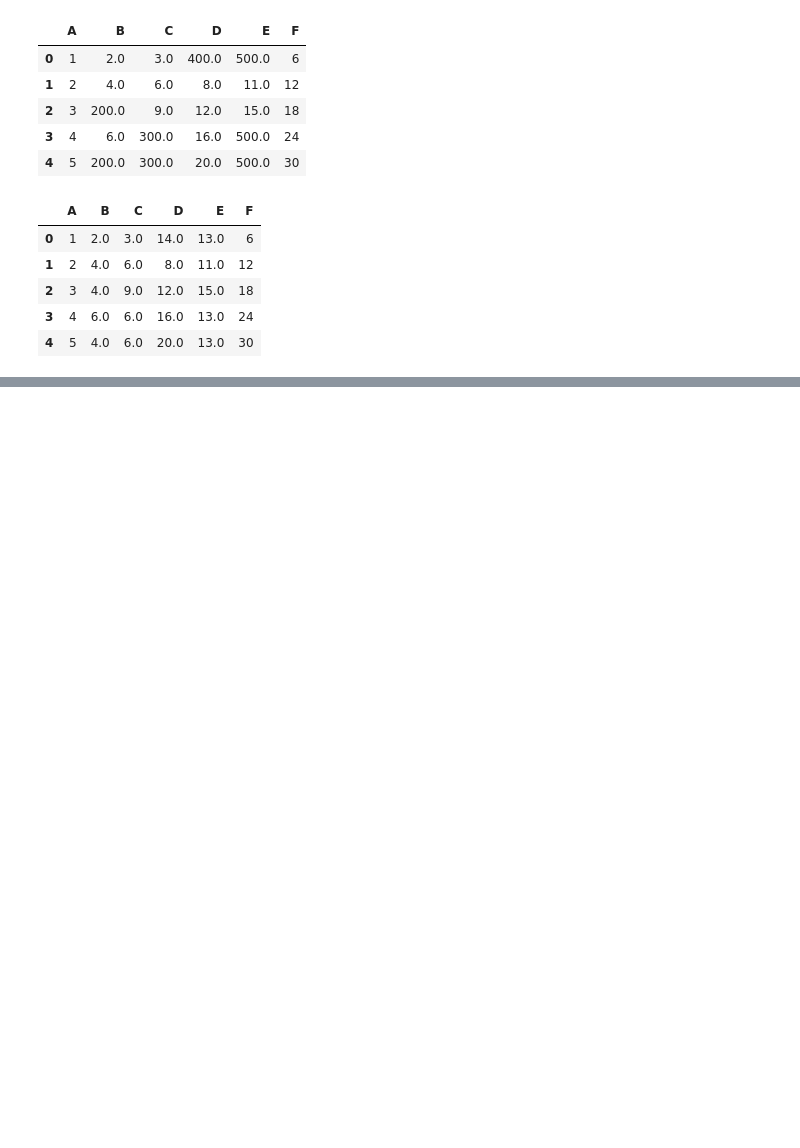
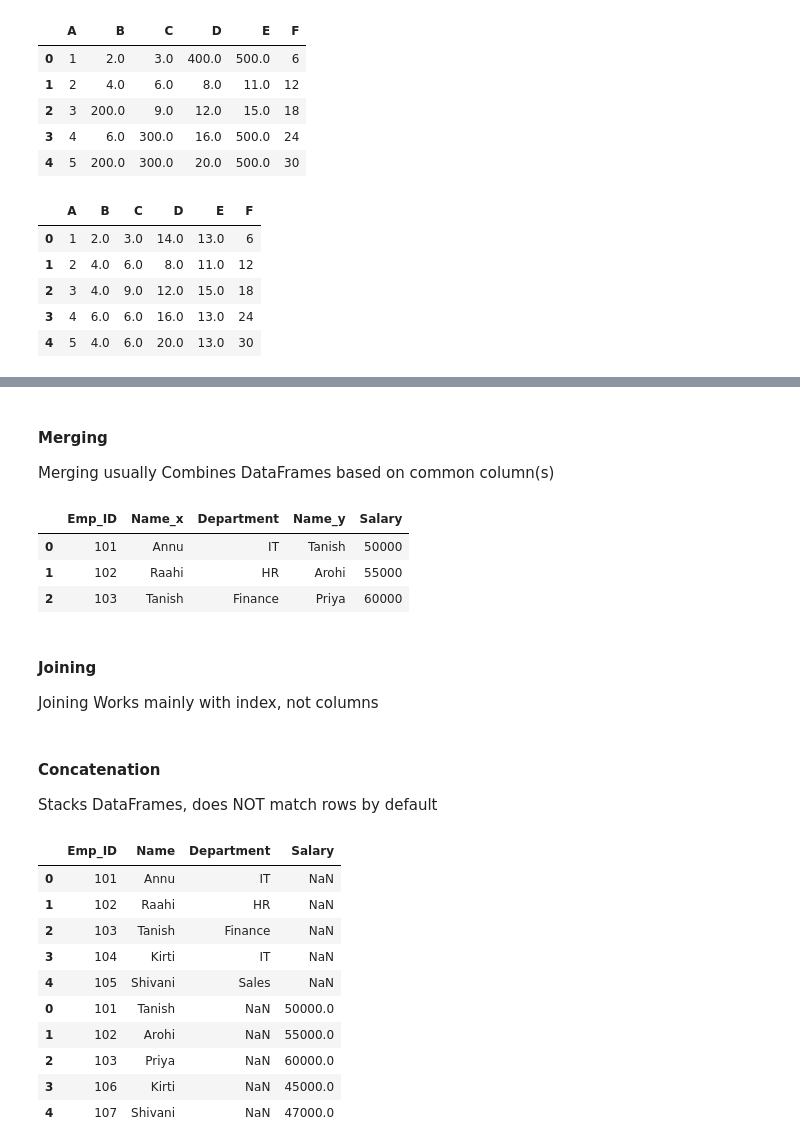
Before and after one commit to snehagupta-data/Python-Notes, a Jupyter notebook: Pandas/Pandas_Operations.ipynb, the cells around one changed output, grey strips where cells are left out. Drawn from its saved outputs; the diff is of its cells as text; code cells hidden in the pictures; blank space fills up the shorter version.

```diff
--- a/Pandas/Pandas_Operations.ipynb
+++ b/Pandas/Pandas_Operations.ipynb
@@ -149,0 +158,19 @@ df.fillna(df.mean())
+# %%
+Employees = pd.DataFrame({
+    "Emp_ID": [101, 102, 103, 104, 105],
+    "Name": ["Annu", "Raahi", "Tanish", "Kirti", "Shivani"],
+    "Department": ["IT", "HR", "Finance", "IT", "Sales"],
+})
+
+# DataFrame 2
+Salaries = pd.DataFrame({
+    "Emp_ID": [101, 102, 103, 106, 107],
+    "Name": ["Tanish", "Arohi", "Priya", "Kirti", "Shivani"],
+    "Salary": [50000, 55000, 60000, 45000, 47000]
+})
+
+print("Employees Data :")
+print(df1)
+
+print("\nSalary Data :")
+print(df2)
@@ -149,0 +193,14 @@ df.fillna(df.mean())
+# %% [markdown]
+#### Merging
+
+Merging usually Combines DataFrames based on common column(s)
+# %%
+pd.merge(Employees,Salaries,how='inner',on='Emp_ID') #how has 'inner','outer','left','right'
+# %% [output]
+|  | Emp_ID | Name_x | Department | Name_y | Salary |
+| 0 | 101 | Annu | IT | Tanish | 50000 |
+| 1 | 102 | Raahi | HR | Arohi | 55000 |
+| 2 | 103 | Tanish | Finance | Priya | 60000 |
+# %% [markdown]
+#### Joining
+Joining Works mainly with index, not columns
@@ -149,0 +213,17 @@ df.fillna(df.mean())
+# %% [markdown]
+#### Concatenation
+Stacks DataFrames, does NOT match rows by default
+# %%
+pd.concat([Employees,Salaries],axis=0) #Append rowsa dn if column does not match return NAN
+# %% [output]
+|  | Emp_ID | Name | Department | Salary |
+| 0 | 101 | Annu | IT | NaN |
+| 1 | 102 | Raahi | HR | NaN |
+| 2 | 103 | Tanish | Finance | NaN |
+| 3 | 104 | Kirti | IT | NaN |
+| 4 | 105 | Shivani | Sales | NaN |
+| 0 | 101 | Tanish | NaN | 50000.0 |
+| 1 | 102 | Arohi | NaN | 55000.0 |
+| 2 | 103 | Priya | NaN | 60000.0 |
+| 3 | 106 | Kirti | NaN | 45000.0 |
+| 4 | 107 | Shivani | NaN | 47000.0 |
```
Also changed, not shown: parts of 4 cells of this notebook.
